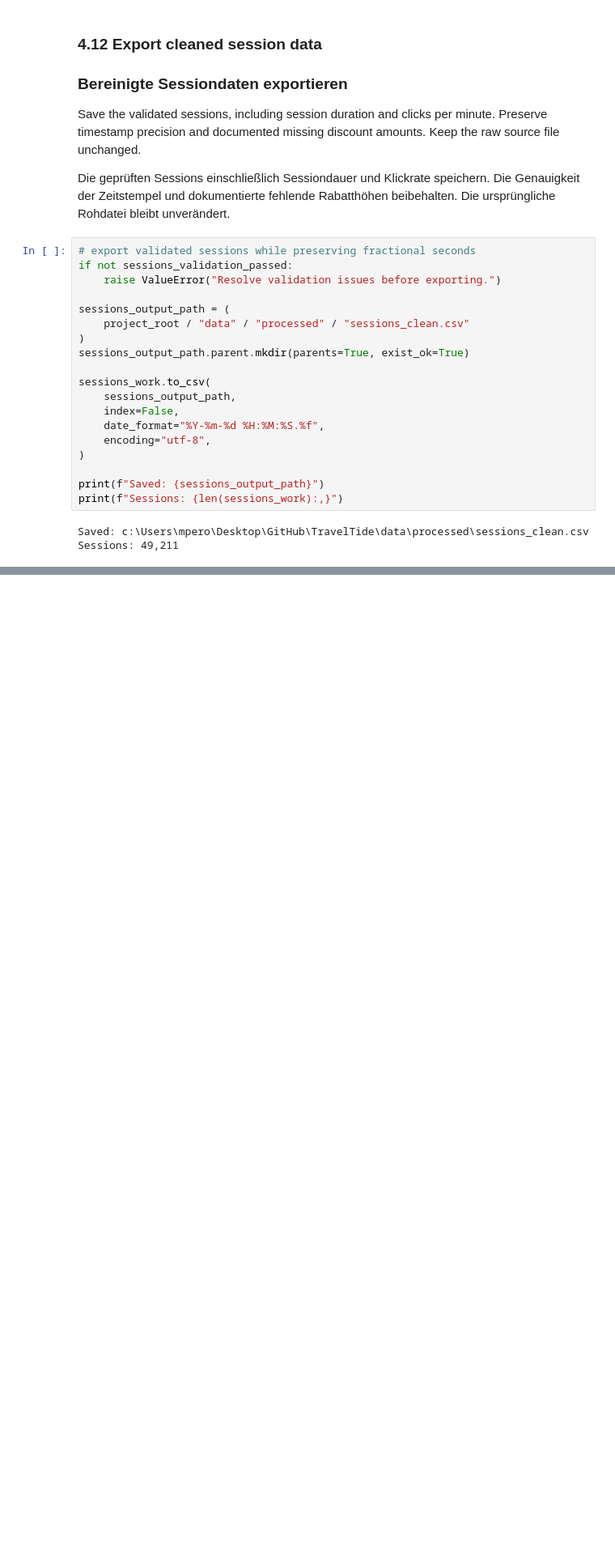
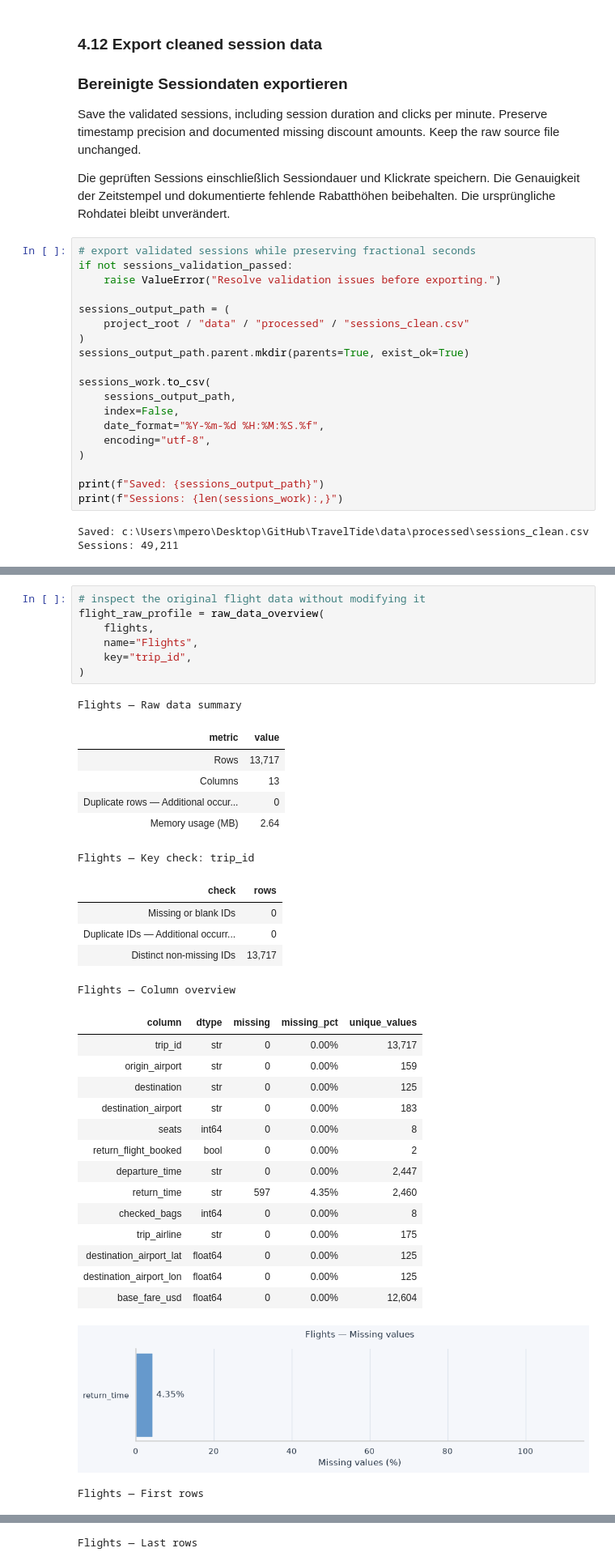
Before and after one commit to mperos1978/TravelTide, a Jupyter notebook: notebooks/01_eda.ipynb, the cells around one changed output, grey strips where cells are left out. Shown at 81% size. Saved outputs shown, nothing was run; the diff lists cells and outputs as text; blank space fills up the shorter version.

Commit message:
Centralize EDA styling and raw data overview

```diff
--- a/notebooks/01_eda.ipynb
+++ b/notebooks/01_eda.ipynb
@@ -4769,0 +4704,36 @@ Sessions: 49,211
+# %%
+# inspect the original flight data without modifying it
+flight_raw_profile = raw_data_overview(
+    flights,
+    name="Flights",
+    key="trip_id",
+)
+# %% [output]
+Flights — Raw data summary
+| metric | value |
+| Rows | 13,717 |
+| Columns | 13 |
+| Duplicate rows — Additional occur... | 0 |
+| Memory usage (MB) | 2.64 |
+Flights — Key check: trip_id
+| check | rows |
+| Missing or blank IDs | 0 |
+| Duplicate IDs — Additional occurr... | 0 |
+| Distinct non-missing IDs | 13,717 |
+Flights — Column overview
+| column | dtype | missing | missing_pct | unique_values |
+| trip_id | str | 0 | 0.00% | 13,717 |
+| origin_airport | str | 0 | 0.00% | 159 |
+| destination | str | 0 | 0.00% | 125 |
+| destination_airport | str | 0 | 0.00% | 183 |
+| seats | int64 | 0 | 0.00% | 8 |
+| return_flight_booked | bool | 0 | 0.00% | 2 |
+| departure_time | str | 0 | 0.00% | 2,447 |
+| return_time | str | 597 | 4.35% | 2,460 |
+| checked_bags | int64 | 0 | 0.00% | 8 |
+| trip_airline | str | 0 | 0.00% | 175 |
+| destination_airport_lat | float64 | 0 | 0.00% | 125 |
+| destination_airport_lon | float64 | 0 | 0.00% | 125 |
+| base_fare_usd | float64 | 0 | 0.00% | 12,604 |
+[figure, added]
+Flights — First rows
@@ -4769,0 +4746 @@ Sessions: 49,211
+Flights — Last rows
```
Also changed, not shown: parts of 16 cells of this notebook, 3 other files.
